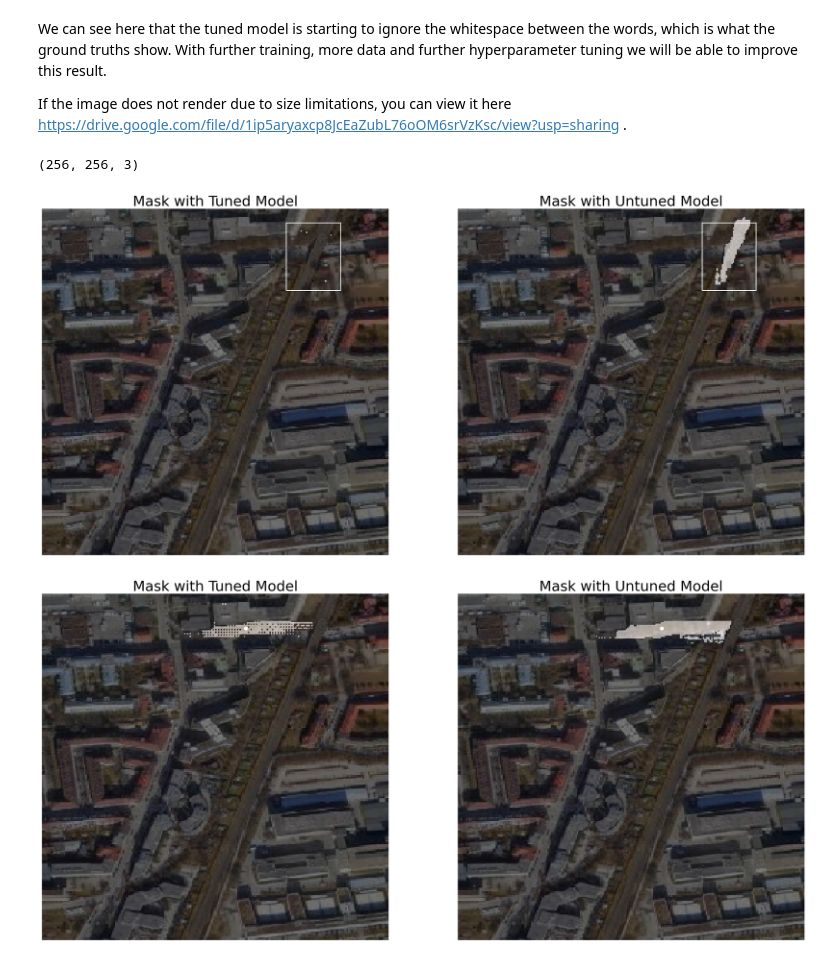
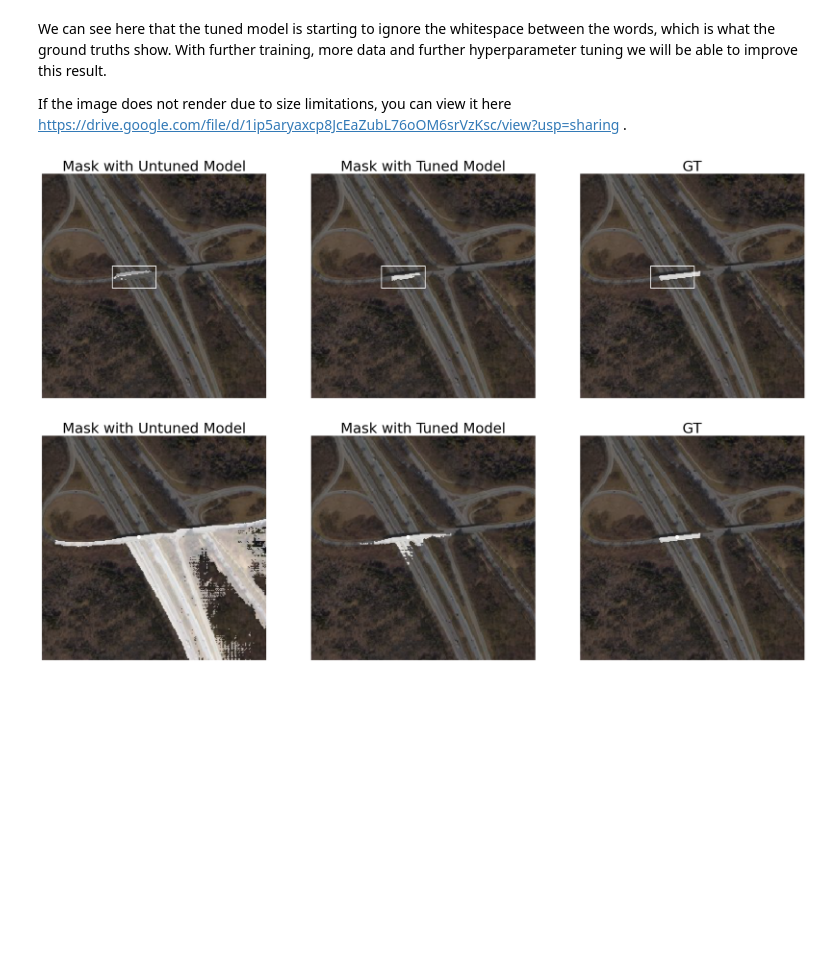
Before and after one commit to anton-brandl/sam-bridges, a Jupyter notebook: notebooks/20230610_finetuning_sam.ipynb, the cells around one changed output. Cells and saved outputs as stored; diff of their text form; code cells hidden in the pictures; blank space fills up the shorter version.

```diff
--- a/notebooks/20230610_finetuning_sam.ipynb
+++ b/notebooks/20230610_finetuning_sam.ipynb
@@ -111,14 +103,14 @@ import random
 from typing import List, Dict
 import numpy as np
 
-transform = ResizeLongestSide(sam_model.image_encoder.img_size)
+transform = ResizeLongestSide(sam_model_original.image_encoder.img_size)
 
 def preprocess_input_image(image_rgb):
   input_image = transform.apply_image(image_rgb)
   input_image_torch = torch.as_tensor(input_image, device=device)
   transformed_image = input_image_torch.permute(2, 0, 1).contiguous()[None, :, :, :]
 
-  input_image = sam_model.preprocess(transformed_image)
+  input_image = sam_model_original.preprocess(transformed_image)
   original_image_size = image_rgb.shape[:2]
   input_size = tuple(transformed_image.shape[-2:])
 
@@ -402,0 +447,14 @@ predictor_original.set_image(test_datapoint['sat'])
+# %%
+test_datapoint = test_dataset[13]
+predictor_tuned.set_image(test_datapoint['sat'])
+predictor_original.set_image(test_datapoint['sat'])
+
+debug_img = test_datapoint['sat']
+
+bbox_x, bbox_y, bbox_w, bbox_h = 80, 105, 50, 25
+plt.imshow(test_datapoint['sat'])
+plt.plot([bbox_x, bbox_x+bbox_w, bbox_x+bbox_w, bbox_x, bbox_x], [bbox_y, bbox_y, bbox_y+bbox_h, bbox_y+bbox_h, bbox_y], color='white')
+input_bbox = box_xywh2xyxy(np.array([bbox_x, bbox_y, bbox_w, bbox_h]))
+
+point_x, point_y = 110, 115
+plt.plot(point_x, point_y, color='white', marker = 'o')
@@ -404,46 +465,49 @@ predictor_original.set_image(test_datapoint['sat'])
 We can see here that the tuned model is starting to ignore the whitespace between the words, which is what the ground truths show. With further training, more data and further hyperparameter tuning we will be able to improve this result.
 
 If the image does not render due to size limitations, you can view it here https://drive.google.com/file/d/1ip5aryaxcp8JcEaZubL76oOM6srVzKsc/view?usp=sharing .
-# %%
-test_datapoint['sat'].shape
-# %% [output]
-(256, 256, 3)
 # %%
 input_bbox = np.array(input_bbox)
 
 masks_tuned, _, _ = predictor_tuned.predict(
     point_coords=None,
     box=input_bbox,
     multimask_output=False,
+    return_logits=True
 )
 
 masks_orig, _, _ = predictor_original.predict(
     point_coords=None,
     box=input_bbox,
     multimask_output=False,
+    return_logits=True
 )
+masks_tuned = masks_tuned > 0.5
+masks_orig = masks_orig > 0.5
 
 
 %matplotlib inline
-_, axs = plt.subplots(1, 2, figsize=(25, 25))
+_, axs = plt.subplots(1, 3, figsize=(25, 25))
+
+axs[0].imshow(((0.5*test_datapoint['sat'] + 0.5*np.stack(3*[masks_orig.astype(int)[0,...]*255], axis=-1)).astype(int)))
+axs[0].plot([bbox_x, bbox_x+bbox_w, bbox_x+bbox_w, bbox_x, bbox_x], [bbox_y, bbox_y, bbox_y+bbox_h, bbox_y+bbox_h, bbox_y], color='white')
+axs[0].set_title('Mask with Untuned Model', fontsize=26)
+axs[0].axis('off')
+
+axs[1].imshow((0.5*test_datapoint['sat'] + 0.5*np.stack(3*[masks_tuned.astype(int)[0,...]*255], axis=-1)).astype(int))
+axs[1].plot([bbox_x, bbox_x+bbox_w, bbox_x+bbox_w, bbox_x, bbox_x], [bbox_y, bbox_y, bbox_y+bbox_h, bbox_y+bbox_h, bbox_y], color='white')
+axs[1].set_title('Mask with Tuned Model', fontsize=26)
+axs[1].axis('off')
 
 
-axs[0].imshow((0.5*test_datapoint['sat'] + 0.5*np.stack(3*[masks_tuned.astype(int)[0,...]*255], axis=-1)).astype(int))
-axs[0].plot([bbox_x, bbox_x+bbox_w, bbox_x+bbox_w, bbox_x, bbox_x], [bbox_y, bbox_y, bbox_y+bbox_h, bbox_y+bbox_h, bbox_y], color='white')
-axs[0].set_title('Mask with Tuned Model', fontsize=26)
-axs[0].axis('off')
-
-axs[1].imshow(((0.5*test_datapoint['sat'] + 0.5*np.stack(3*[masks_orig.astype(int)[0,...]*255], axis=-1)).astype(int)))
-axs[1].plot([bbox_x, bbox_x+bbox_w, bbox_x+bbox_w, bbox_x, bbox_x], [bbox_y, bbox_y, bbox_y+bbox_h, bbox_y+bbox_h, bbox_y], color='white')
-axs[1].set_title('Mask with Untuned Model', fontsize=26)
-axs[1].axis('off')
+axs[2].imshow((0.5*test_datapoint['sat'] + 0.5*np.stack(3*[test_datapoint['mask']*255], axis=-1)).astype(int))
+axs[2].plot([bbox_x, bbox_x+bbox_w, bbox_x+bbox_w, bbox_x, bbox_x], [bbox_y, bbox_y, bbox_y+bbox_h, bbox_y+bbox_h, bbox_y], color='white')
+axs[2].set_title('GT', fontsize=26)
+axs[2].axis('off')
 
 plt.show()
 # %% [output]
-[figure, old version]
+[figure, new version]
 # %%
-point_x, point_y = 150, 25
-
 input_points = np.array([[point_x, point_y]])
 point_labels = np.array([1])
 
@@ -452,6 +516,7 @@ masks_tuned, _, _ = predictor_tuned.predict(
     point_labels = point_labels,
     box=None,
     multimask_output=False,
+    return_logits=True
 )
 
 masks_orig, _, _ = predictor_original.predict(
@@ -459,24 +524,34 @@ masks_orig, _, _ = predictor_original.predict(
     point_labels = point_labels,
     box=None,
     multimask_output=False,
+    return_logits=True
 )
 
+masks_tuned = masks_tuned > 0.5
+masks_orig = masks_orig > 0.5
+
 %matplotlib inline
-_, axs = plt.subplots(1, 2, figsize=(25, 25))
+_, axs = plt.subplots(1, 3, figsize=(25, 25))
 
-axs[0].imshow((0.5*test_datapoint['sat'] + 0.5*np.stack(3*[masks_tuned.astype(int)[0,...]*255], axis=-1)).astype(int))
+axs[0].imshow(((0.5*test_datapoint['sat'] + 0.5*np.stack(3*[masks_orig.astype(int)[0,...]*255], axis=-1)).astype(int)))
 axs[0].plot(point_x, point_y, color='white', marker = 'o')
-axs[0].set_title('Mask with Tuned Model', fontsize=26)
+axs[0].set_title('Mask with Untuned Model', fontsize=26)
 axs[0].axis('off')
 
-axs[1].imshow(((0.5*test_datapoint['sat'] + 0.5*np.stack(3*[masks_orig.astype(int)[0,...]*255], axis=-1)).astype(int)))
+axs[1].imshow((0.5*test_datapoint['sat'] + 0.5*np.stack(3*[masks_tuned.astype(int)[0,...]*255], axis=-1)).astype(int))
 axs[1].plot(point_x, point_y, color='white', marker = 'o')
-axs[1].set_title('Mask with Untuned Model', fontsize=26)
+axs[1].set_title('Mask with Tuned Model', fontsize=26)
 axs[1].axis('off')
 
+
+axs[2].imshow((0.5*test_datapoint['sat'] + 0.5*np.stack(3*[test_datapoint['mask']*255], axis=-1)).astype(int))
+axs[2].plot(point_x, point_y, color='white', marker = 'o')
+axs[2].set_title('GT', fontsize=26)
+axs[2].axis('off')
+
 plt.show()
 # %% [output]
-[figure, old version]
+[figure, new version]
 # %%
 masks_orig, confidences_orig, _ = predictor_original.predict(
     point_coords=input_points,
```
Also changed, not shown: parts of 19 cells of this notebook.
